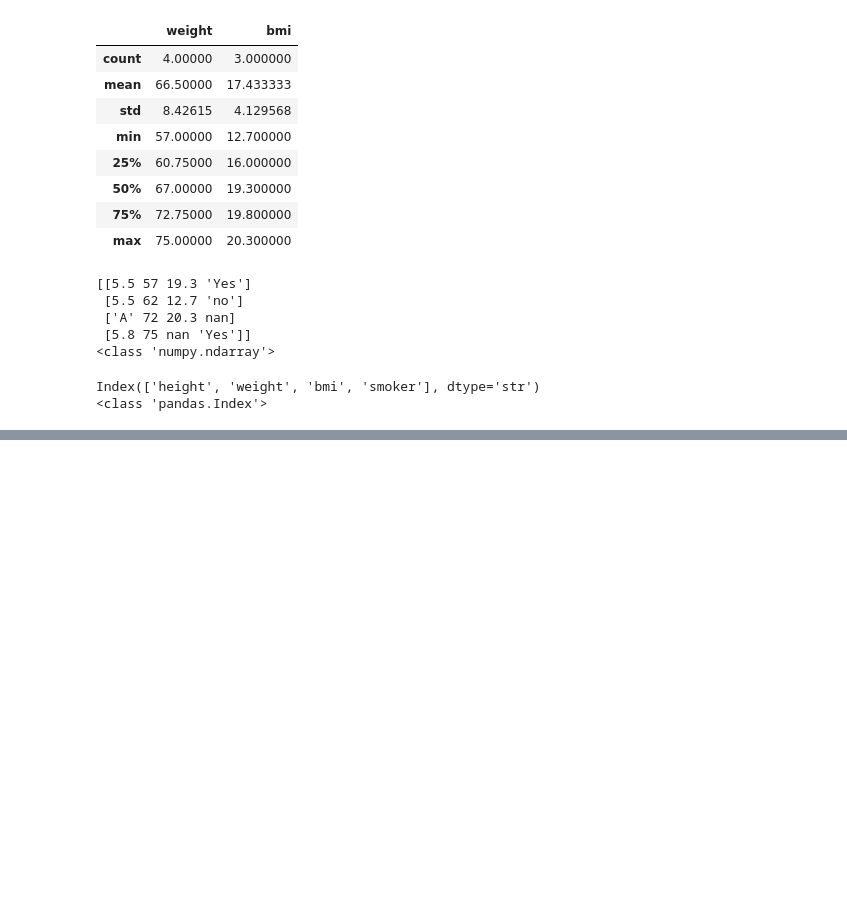
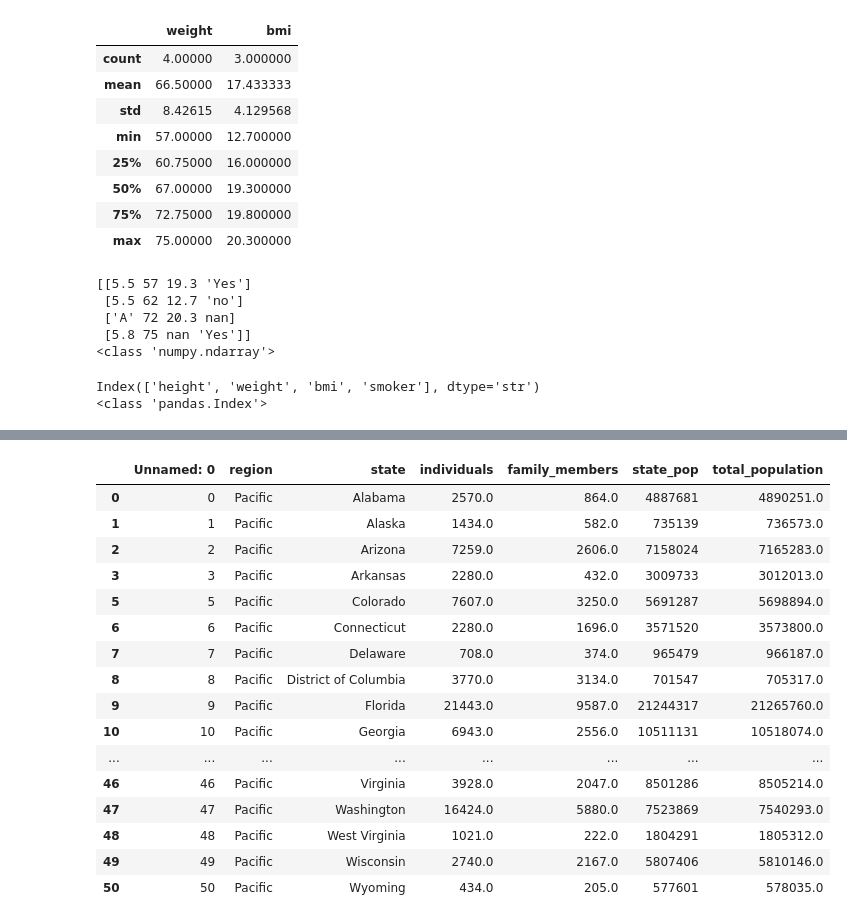
Before and after one commit to Irtisam99/Python_Programming, a Jupyter notebook: Pandas.ipynb, the cells around one changed output, grey strips where cells are left out. Saved outputs shown, nothing was run; the diff lists cells and outputs as text; code cells hidden in the pictures; blank space fills up the shorter version.

```diff
--- a/Pandas.ipynb
+++ b/Pandas.ipynb
@@ -92,0 +125,4 @@ Index(['height', 'weight', 'bmi', 'smoker'], dtype='str')
+# %%
+df=pd.read_csv("E:\\BongoDev\\Python-Programming\\homelessness.csv")
+print(type(df))
+df.head()
@@ -92,0 +254,3 @@ Index(['height', 'weight', 'bmi', 'smoker'], dtype='str')
+# %%
+df['total_population']=df['individuals']+df['state_pop']
+df.head()
@@ -92,0 +264,23 @@ Index(['height', 'weight', 'bmi', 'smoker'], dtype='str')
+# %%
+df.query(
+    "family_members<10000 and region=='Pacific'",
+
+)
+# %% [output]
+|  | Unnamed: 0 | region | state | individuals | family_members | state_pop | total_population |
+| 0 | 0 | Pacific | Alabama | 2570.0 | 864.0 | 4887681 | 4890251.0 |
+| 1 | 1 | Pacific | Alaska | 1434.0 | 582.0 | 735139 | 736573.0 |
+| 2 | 2 | Pacific | Arizona | 7259.0 | 2606.0 | 7158024 | 7165283.0 |
+| 3 | 3 | Pacific | Arkansas | 2280.0 | 432.0 | 3009733 | 3012013.0 |
+| 5 | 5 | Pacific | Colorado | 7607.0 | 3250.0 | 5691287 | 5698894.0 |
+| 6 | 6 | Pacific | Connecticut | 2280.0 | 1696.0 | 3571520 | 3573800.0 |
+| 7 | 7 | Pacific | Delaware | 708.0 | 374.0 | 965479 | 966187.0 |
+| 8 | 8 | Pacific | District of Columbia | 3770.0 | 3134.0 | 701547 | 705317.0 |
+| 9 | 9 | Pacific | Florida | 21443.0 | 9587.0 | 21244317 | 21265760.0 |
+| 10 | 10 | Pacific | Georgia | 6943.0 | 2556.0 | 10511131 | 10518074.0 |
+| ... | ... | ... | ... | ... | ... | ... | ... |
+| 46 | 46 | Pacific | Virginia | 3928.0 | 2047.0 | 8501286 | 8505214.0 |
+| 47 | 47 | Pacific | Washington | 16424.0 | 5880.0 | 7523869 | 7540293.0 |
+| 48 | 48 | Pacific | West Virginia | 1021.0 | 222.0 | 1804291 | 1805312.0 |
+| 49 | 49 | Pacific | Wisconsin | 2740.0 | 2167.0 | 5807406 | 5810146.0 |
+| 50 | 50 | Pacific | Wyoming | 434.0 | 205.0 | 577601 | 578035.0 |
```
Also changed, not shown: parts of 21 cells of this notebook.
